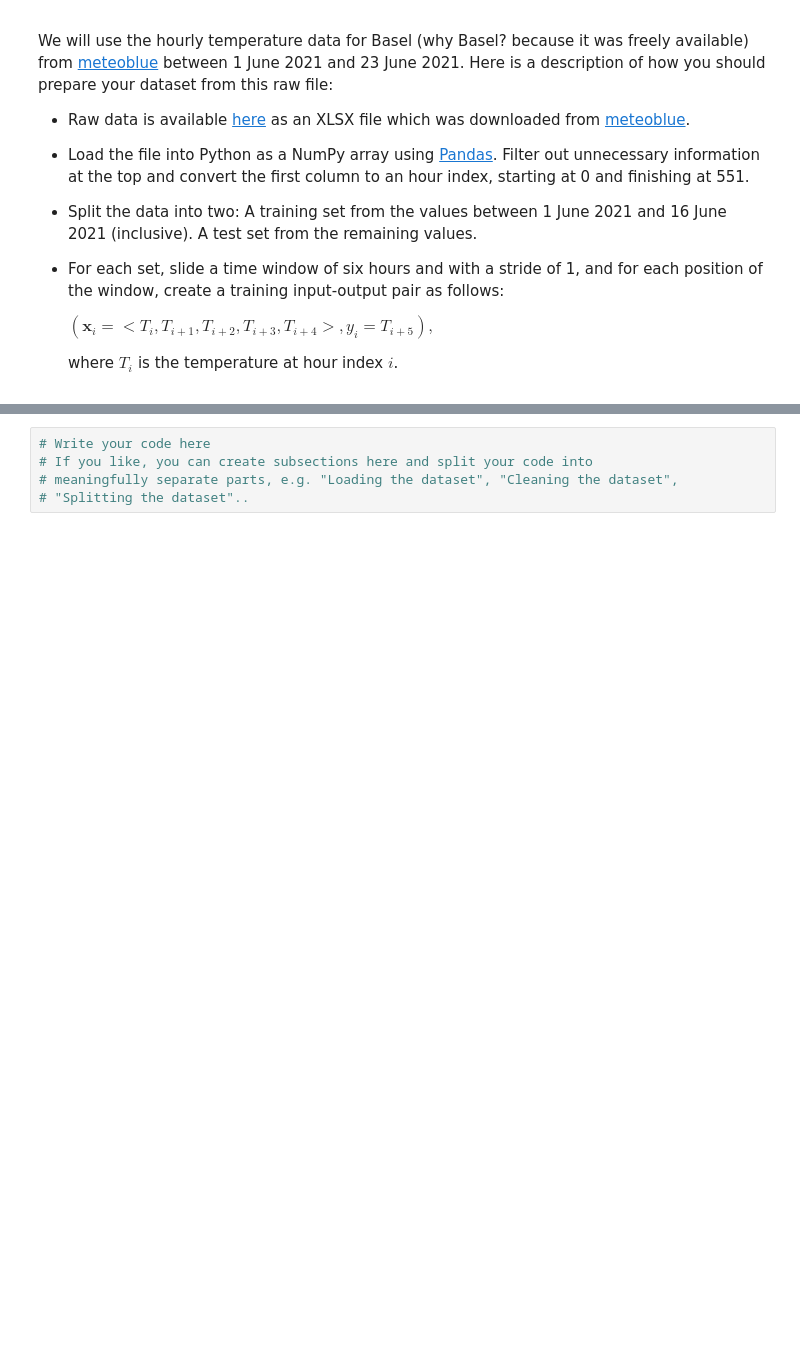
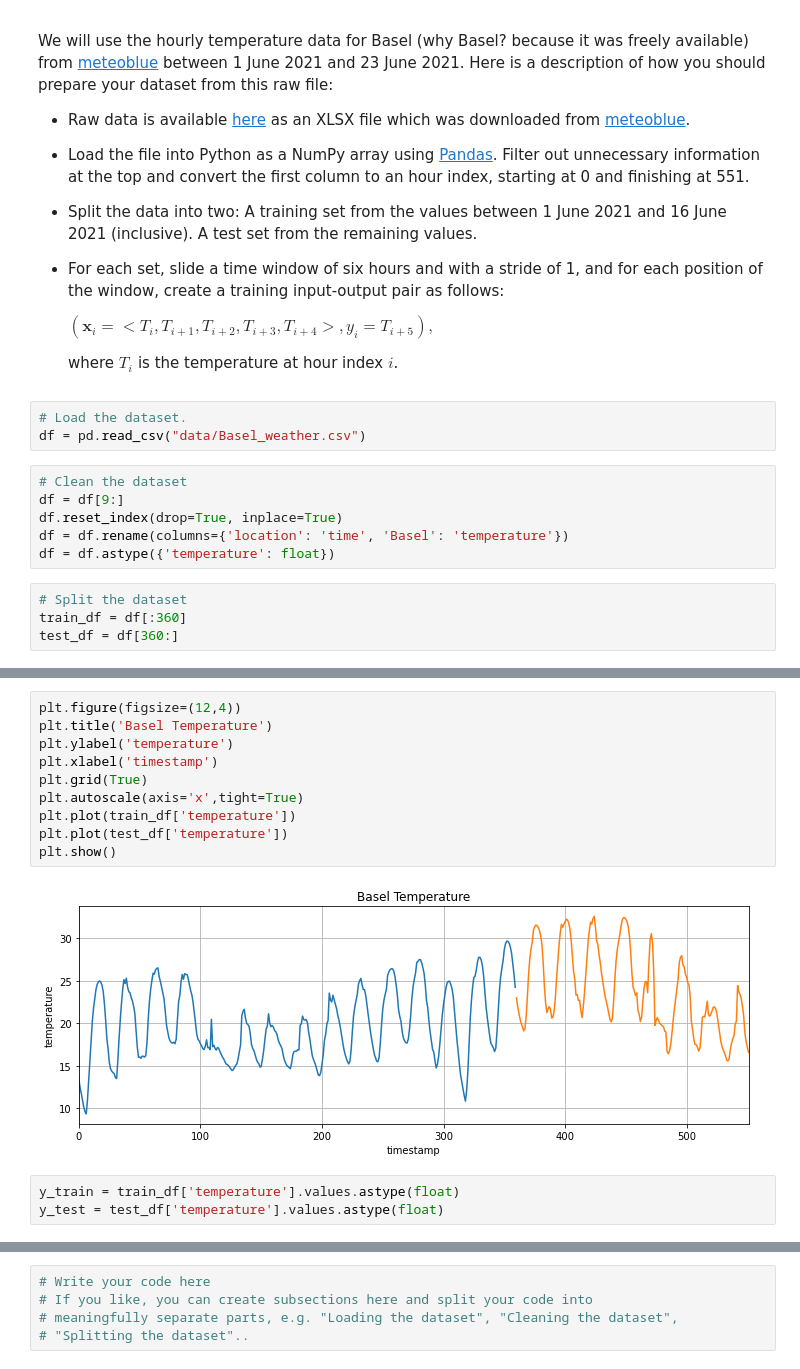
Before and after one commit to berkantbayraktar/Temperature-Prediction-w-LSTM, a Jupyter notebook: CENG501_Spring2021_PA3_Task_temperature_prediction_with_LSTM.ipynb, the cells around one changed output, grey strips where cells are left out. Cells and saved outputs as stored; diff of their text form; blank space fills up the shorter version.

Commit message:
data preparation, network structure, training

```diff
--- a/CENG501_Spring2021_PA3_Task_temperature_prediction_with_LSTM.ipynb
+++ b/CENG501_Spring2021_PA3_Task_temperature_prediction_with_LSTM.ipynb
@@ -25,3 +31,16 @@ We will use the hourly temperature data for Basel (why Basel? because it was fre
   $(\mathbf{x}_i = <T_i, T_{i+1}, T_{i+2}, T_{i+3}, T_{i+4}>, y_i = T_{i+5}),$
 
   where $T_i$ is the temperature at hour index $i$.
+# %%
+# Load the dataset.
+df = pd.read_csv("data/Basel_weather.csv")
+# %%
+# Clean the dataset
+df = df[9:]
+df.reset_index(drop=True, inplace=True)
+df = df.rename(columns={'location': 'time', 'Basel': 'temperature'})
+df = df.astype({'temperature': float})
+# %%
+# Split the dataset
+train_df = df[:360]
+test_df = df[360:]
@@ -27,0 +65,15 @@ We will use the hourly temperature data for Basel (why Basel? because it was fre
+# %%
+plt.figure(figsize=(12,4))
+plt.title('Basel Temperature')
+plt.ylabel('temperature')
+plt.xlabel('timestamp')
+plt.grid(True)
+plt.autoscale(axis='x',tight=True)
+plt.plot(train_df['temperature'])
+plt.plot(test_df['temperature'])
+plt.show()
+# %% [output]
+[figure, added]
+# %%
+y_train = train_df['temperature'].values.astype(float)
+y_test = test_df['temperature'].values.astype(float)
```
Also changed, not shown: parts of 15 cells of this notebook.
